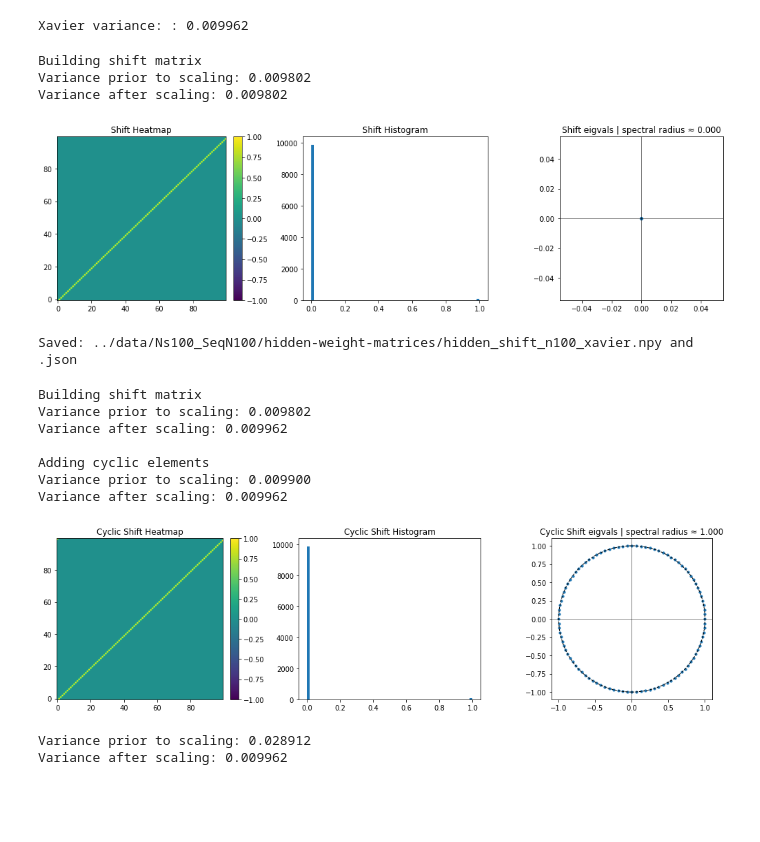
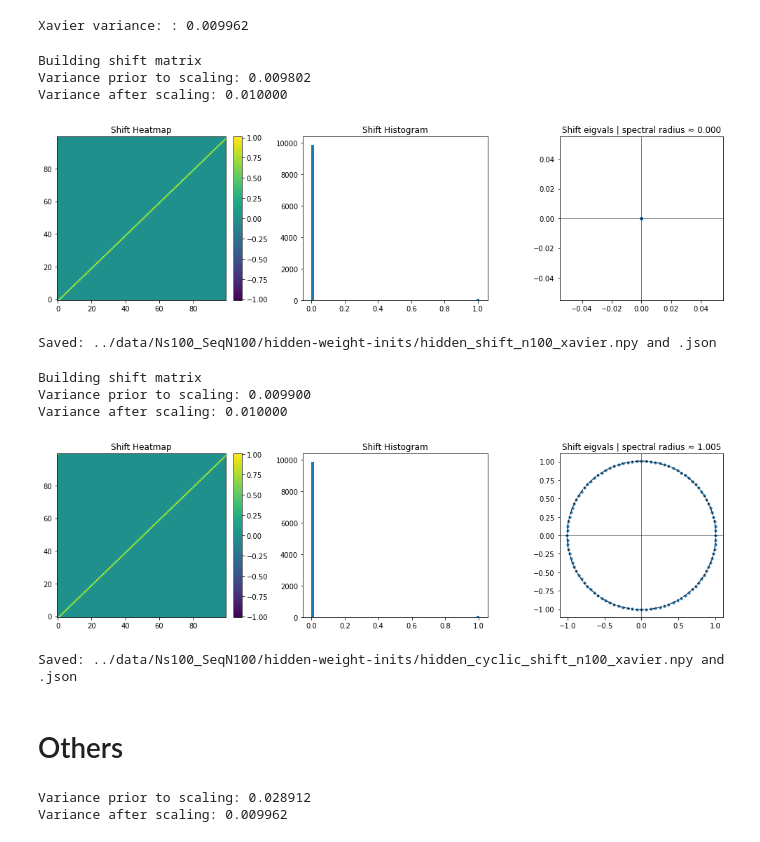
Before and after one commit to margotwagner/HCPrediction, a Jupyter notebook: notebooks/hidden-weight-builder.ipynb, the cells around one changed output. Drawn from its saved outputs; the diff is of its cells as text; code cells hidden in the pictures; blank space fills up the shorter version.

Commit message:
ran Gaussian activation for 100x100 with he, shift, and cyclic shift initializations. began analyzing results

```diff
--- a/notebooks/hidden-weight-builder.ipynb
+++ b/notebooks/hidden-weight-builder.ipynb
@@ -165,12 +165,14 @@ print(f"Xavier variance: : {var_xavier:.6f}")
 [figure]
 Xavier variance: : 0.009962
 # %%
-def build_shift(n, off=1.0, target_var=None, verbose=None):
+def build_shift(n, off=1.0, target_var=None, cyclic=False, verbose=None):
     """Upper shift (superdiagonal = off)."""
     print("Building shift matrix")
     W = np.zeros((n, n), dtype=np.float32)
     idx = np.arange(n - 1)
     W[idx, idx + 1] = off
+    if cyclic:
+        W[-1, 0] = off
 
     # calculate empirical mean and variance
     var_emp = float(((W - W.mean()) ** 2).mean())
@@ -180,7 +182,7 @@ def build_shift(n, off=1.0, target_var=None, verbose=None):
     # scale to xavier variance
     if target_var is not None and var_emp > 0:
         scale = np.sqrt(target_var / var_emp)
-        W_scaled = (W * scale).astype(np.float32)
+        W = (W * scale).astype(np.float32)
         var_scaled = float(((W - W.mean()) ** 2).mean())
         if verbose:
             print(f"Variance after scaling: {var_scaled:.6f}")
@@ -188,12 +190,12 @@ def build_shift(n, off=1.0, target_var=None, verbose=None):
     return W
 # %%
 target_var = xavier_variance(n, n, gain=1)
-W_shift = build_shift(n, off=1.0, target_var=target_var, verbose=True)
+W_shift = build_shift(n, off=1.0, target_var=target_var, cyclic=False, verbose=True)
 plot_weight_all(W_shift, title="Shift")
 
 save_matrix(
     W_shift,
-    save_dir="../data/Ns100_SeqN100/hidden-weight-matrices",
+    save_dir="../data/Ns100_SeqN100/hidden-weight-inits",
     name=f"hidden_shift_n{n}_xavier",
     meta={
         "type": "shift",
@@ -205,6 +207,6 @@ save_matrix(
 # %% [output]
 Building shift matrix
 Variance prior to scaling: 0.009802
-Variance after scaling: 0.009802
+Variance after scaling: 0.010000
 [figure]
-Saved: ../data/Ns100_SeqN100/hidden-weight-matrices/hidden_shift_n100_xavier.npy and .json
+Saved: ../data/Ns100_SeqN100/hidden-weight-inits/hidden_shift_n100_xavier.npy and .json
@@ -229,15 +213,27 @@ def build_cyclic_shift(n, off=1.0):
 # %%
-W_cyclic_shift = build_cyclic_shift(n, off=1.0)
-plot_weight_all(W_cyclic_shift, title="Cyclic Shift")
+target_var = xavier_variance(n, n, gain=1)
+W_shift = build_shift(n, off=1.0, target_var=target_var, cyclic=True, verbose=True)
+plot_weight_all(W_shift, title="Shift")
+
+save_matrix(
+    W_shift,
+    save_dir="../data/Ns100_SeqN100/hidden-weight-inits",
+    name=f"hidden_cyclic_shift_n{n}_xavier",
+    meta={
+        "type": "cyclic_shift",
+        "n": n,
+        "target_var": target_var,
+        "note": "scaled to Xavier variance. Not cyclic.",
+    },
+)
 # %% [output]
 Building shift matrix
-Variance prior to scaling: 0.009802
-Variance after scaling: 0.009962
-
-Adding cyclic elements
 Variance prior to scaling: 0.009900
-Variance after scaling: 0.009962
+Variance after scaling: 0.010000
-[figure, old version]
+[figure, new version]
+Saved: ../data/Ns100_SeqN100/hidden-weight-inits/hidden_cyclic_shift_n100_xavier.npy and .json
+# %% [markdown]
+# Others
 # %%
 def build_tridiag(n, diag=1.0, off=-1.0, cyclic=False):
     """(Cyclic) tridiagonal with diag and off-diagonals."""
```
Also changed, not shown: parts of 1 cell of this notebook, 1 other file.
